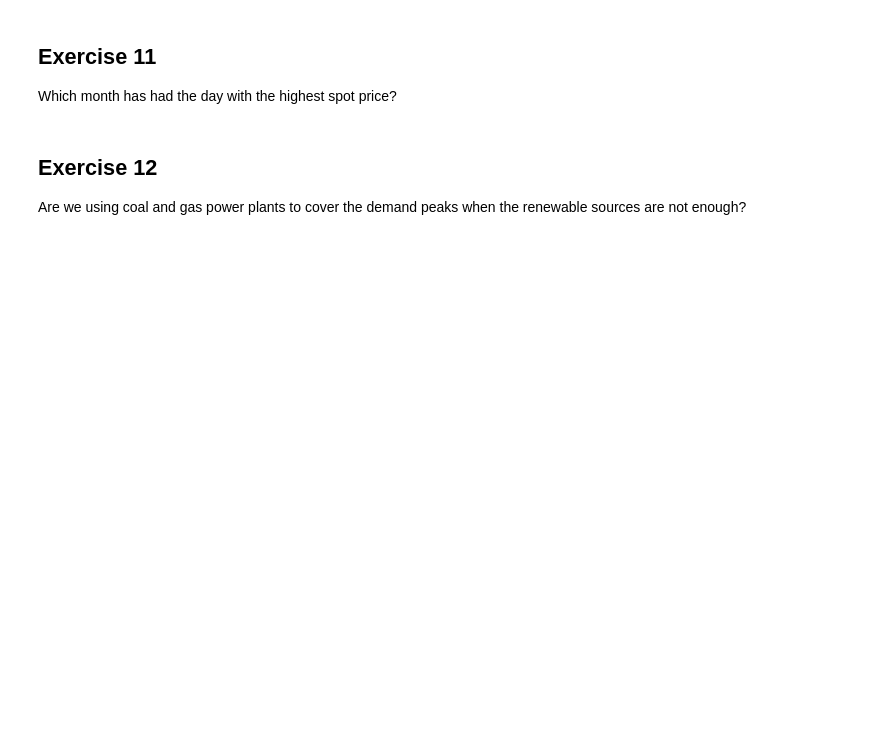
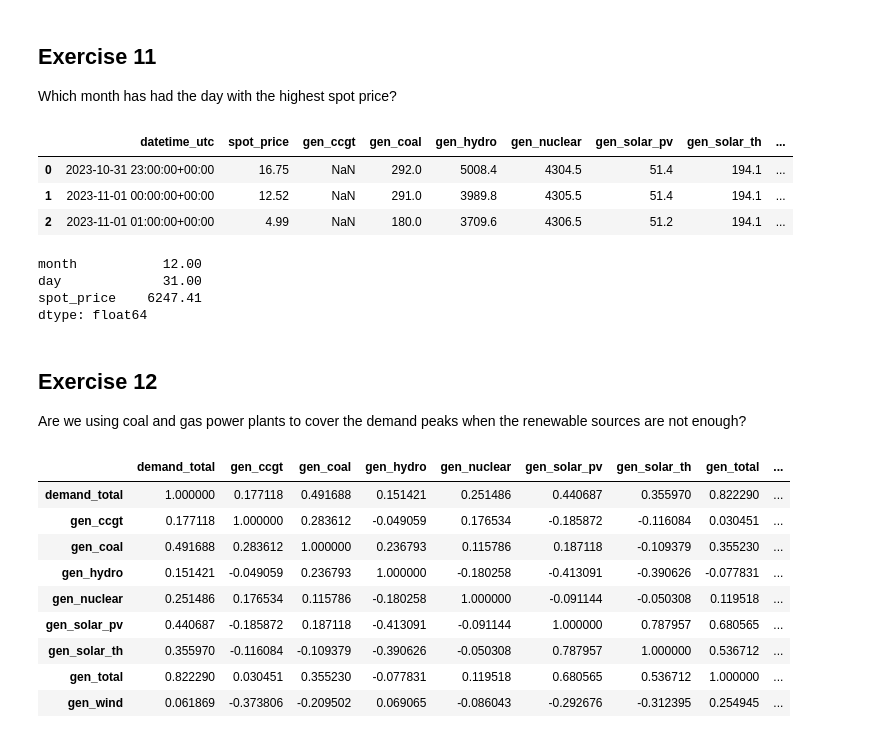
Before and after one commit to BOYSABIO/IE-University, a Jupyter notebook: IE_MASTERS/7_PYTHON_FOR_DATA_ANALYSIS/s18_pandas_practice.ipynb, the cells around one changed output. Drawn from its saved outputs; the diff is of its cells as text; code cells hidden in the pictures; blank space fills up the shorter version.

```diff
--- a/IE_MASTERS/7_PYTHON_FOR_DATA_ANALYSIS/s18_pandas_practice.ipynb
+++ b/IE_MASTERS/7_PYTHON_FOR_DATA_ANALYSIS/s18_pandas_practice.ipynb
@@ -190,7 +258,34 @@ Does the spot price correlate with the demand difference?
 ## Exercise 11
 
 Which month has had the day with the highest spot price?
+# %%
+energy.head(3)
+# %% [output]
+|  | datetime_utc | spot_price | gen_ccgt | gen_coal | gen_hydro | gen_nuclear | gen_solar_pv | gen_solar_th | ... |
+| 0 | 2023-10-31 23:00:00+00:00 | 16.75 | NaN | 292.0 | 5008.4 | 4304.5 | 51.4 | 194.1 | ... |
+| 1 | 2023-11-01 00:00:00+00:00 | 12.52 | NaN | 291.0 | 3989.8 | 4305.5 | 51.4 | 194.1 | ... |
+| 2 | 2023-11-01 01:00:00+00:00 | 4.99 | NaN | 180.0 | 3709.6 | 4306.5 | 51.2 | 194.1 | ... |
+# %%
+energy.groupby(['month', 'day'])['spot_price'].sum().sort_values(ascending = False).reset_index().max()
+# %% [output]
+month           12.00
+day             31.00
+spot_price    6247.41
+dtype: float64
 # %% [markdown]
 ## Exercise 12
 
 Are we using coal and gas power plants to cover the demand peaks when the renewable sources are not enough?
+# %%
+energy[['demand_total', 'gen_ccgt',	'gen_coal',	'gen_hydro', 'gen_nuclear',	'gen_solar_pv',	'gen_solar_th',	'gen_total', 'gen_wind']].corr()
+# %% [output]
+|  | demand_total | gen_ccgt | gen_coal | gen_hydro | gen_nuclear | gen_solar_pv | gen_solar_th | gen_total | ... |
+| demand_total | 1.000000 | 0.177118 | 0.491688 | 0.151421 | 0.251486 | 0.440687 | 0.355970 | 0.822290 | ... |
+| gen_ccgt | 0.177118 | 1.000000 | 0.283612 | -0.049059 | 0.176534 | -0.185872 | -0.116084 | 0.030451 | ... |
+| gen_coal | 0.491688 | 0.283612 | 1.000000 | 0.236793 | 0.115786 | 0.187118 | -0.109379 | 0.355230 | ... |
+| gen_hydro | 0.151421 | -0.049059 | 0.236793 | 1.000000 | -0.180258 | -0.413091 | -0.390626 | -0.077831 | ... |
+| gen_nuclear | 0.251486 | 0.176534 | 0.115786 | -0.180258 | 1.000000 | -0.091144 | -0.050308 | 0.119518 | ... |
+| gen_solar_pv | 0.440687 | -0.185872 | 0.187118 | -0.413091 | -0.091144 | 1.000000 | 0.787957 | 0.680565 | ... |
+| gen_solar_th | 0.355970 | -0.116084 | -0.109379 | -0.390626 | -0.050308 | 0.787957 | 1.000000 | 0.536712 | ... |
+| gen_total | 0.822290 | 0.030451 | 0.355230 | -0.077831 | 0.119518 | 0.680565 | 0.536712 | 1.000000 | ... |
+| gen_wind | 0.061869 | -0.373806 | -0.209502 | 0.069065 | -0.086043 | -0.292676 | -0.312395 | 0.254945 | ... |
```
Also changed, not shown: parts of 8 cells of this notebook, 1 other file.
